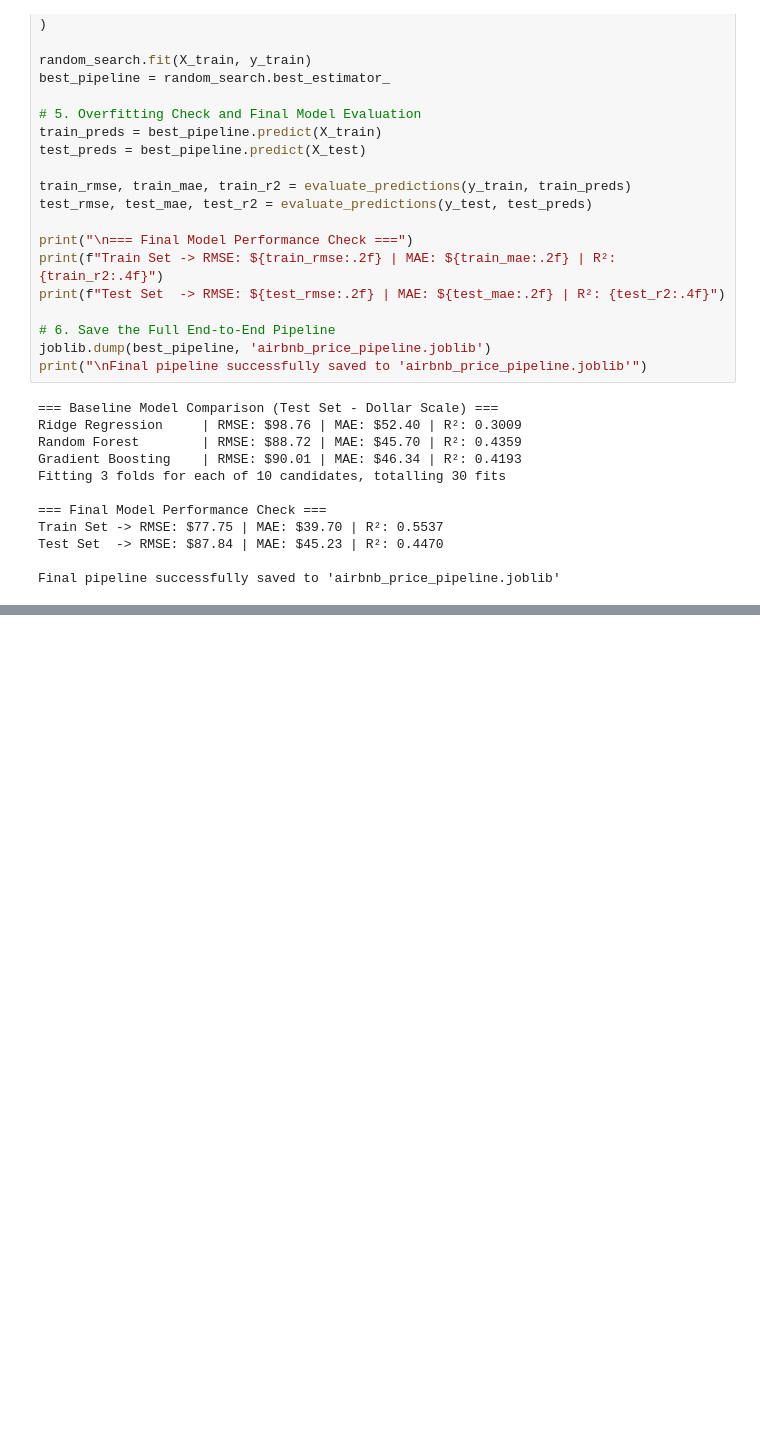
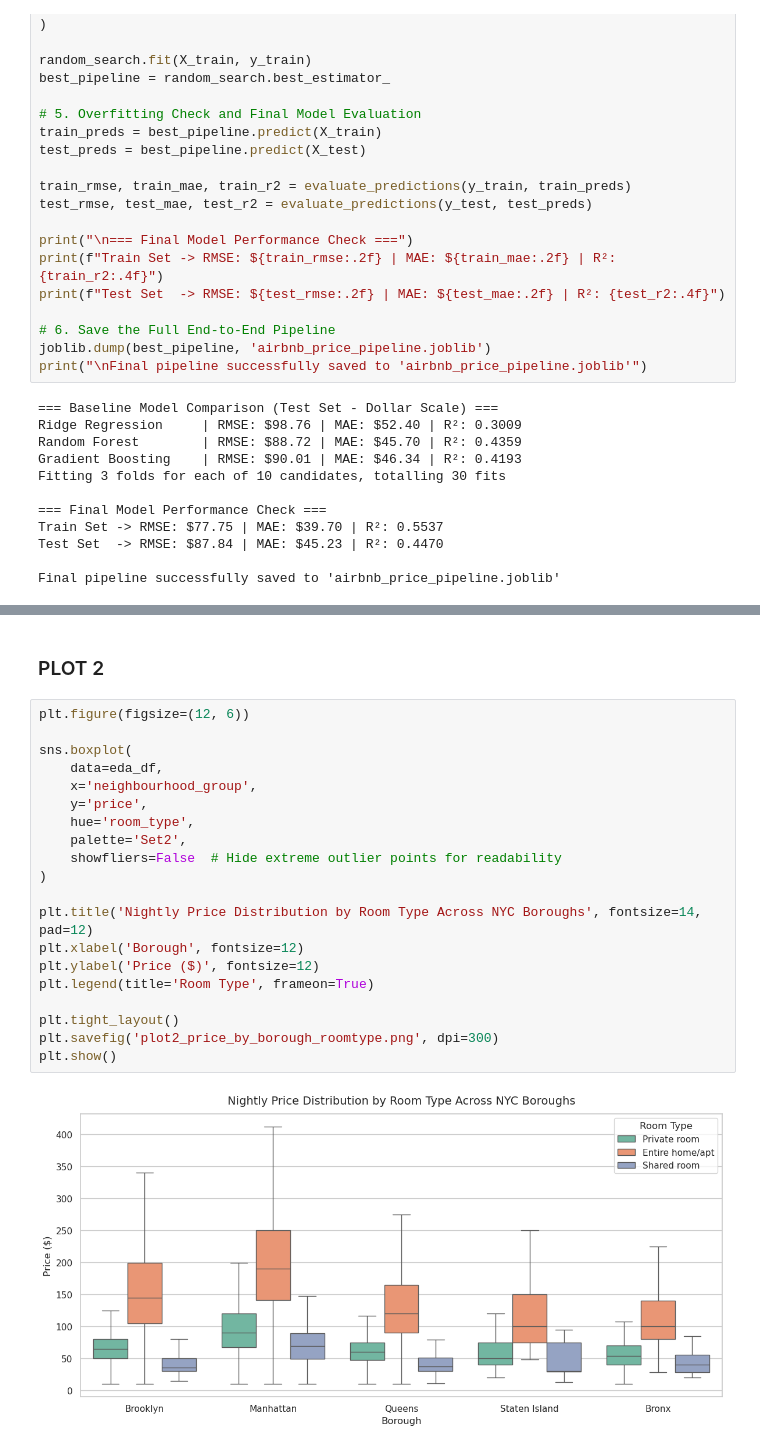
Before and after one commit to manush-py/202618028_Manush-Doshi_DS605, a Jupyter notebook: 202618028_Lab_4/code.ipynb, the cells around one changed output, grey strips where cells are left out. Cells and saved outputs as stored; diff of their text form; blank space fills up the shorter version.

```diff
--- a/202618028_Lab_4/code.ipynb
+++ b/202618028_Lab_4/code.ipynb
@@ -185,0 +221,24 @@ Final pipeline successfully saved to 'airbnb_price_pipeline.joblib'
+# %% [markdown]
+### PLOT 2
+# %%
+plt.figure(figsize=(12, 6))
+
+sns.boxplot(
+    data=eda_df,
+    x='neighbourhood_group',
+    y='price',
+    hue='room_type',
+    palette='Set2',
+    showfliers=False  # Hide extreme outlier points for readability
+)
+
+plt.title('Nightly Price Distribution by Room Type Across NYC Boroughs', fontsize=14, pad=12)
+plt.xlabel('Borough', fontsize=12)
+plt.ylabel('Price ($)', fontsize=12)
+plt.legend(title='Room Type', frameon=True)
+
+plt.tight_layout()
+plt.savefig('plot2_price_by_borough_roomtype.png', dpi=300)
+plt.show()
+# %% [output]
+[figure, added]
```
Also changed, not shown: parts of 14 cells of this notebook, 9 other files.
